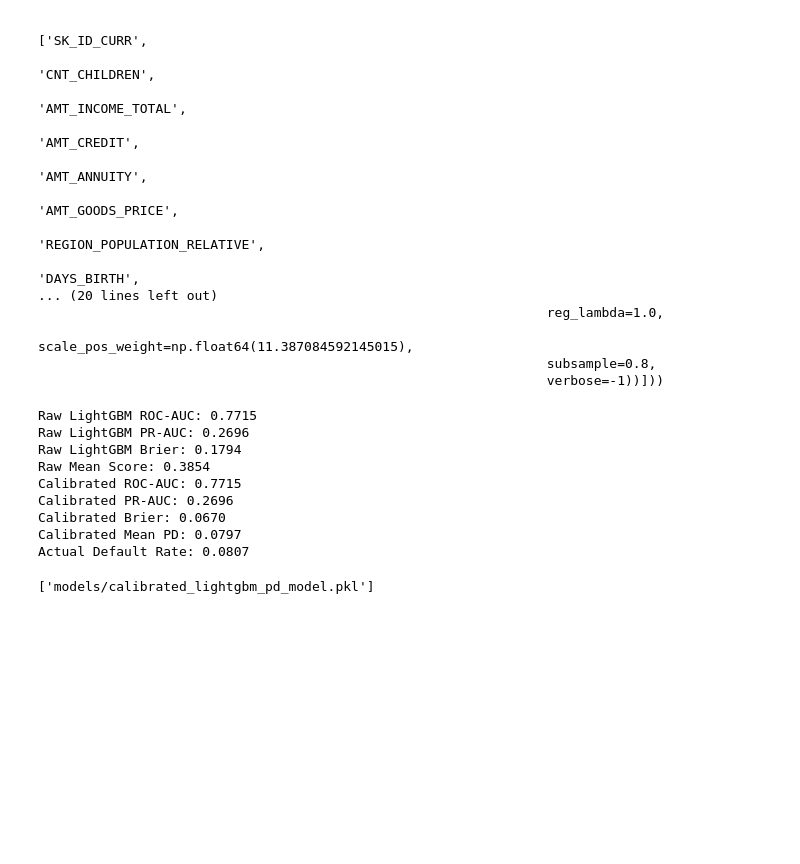
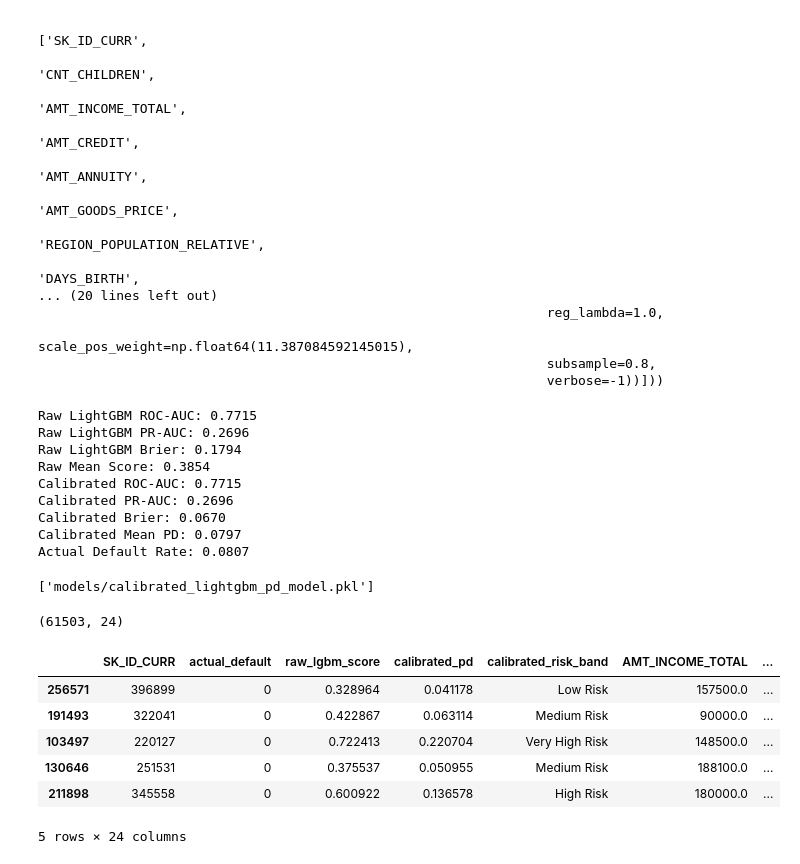
Before and after one commit to pegasus019/credit-risk-platform, a Jupyter notebook: 01_eda.ipynb, the cells around one changed output. Cells and saved outputs as stored; diff of their text form; code cells hidden in the pictures; blank space fills up the shorter version.

```diff
--- a/01_eda.ipynb
+++ b/01_eda.ipynb
@@ -1009,3 +1009,71 @@ import joblib
 joblib.dump(calibrated_lgbm, "models/calibrated_lightgbm_pd_model.pkl")
 # %% [output]
 ['models/calibrated_lightgbm_pd_model.pkl']
+# %%
+import os
+import pandas as pd
+import numpy as np
+
+os.makedirs("outputs", exist_ok=True)
+
+def assign_calibrated_risk_band(pd_value):
+    if pd_value < 0.05:
+        return "Low Risk"
+    elif pd_value < 0.10:
+        return "Medium Risk"
+    elif pd_value < 0.20:
+        return "High Risk"
+    else:
+        return "Very High Risk"
+
+calibrated_results = X_test.copy()
+
+calibrated_results["actual_default"] = y_test.values
+calibrated_results["raw_lgbm_score"] = raw_proba
+calibrated_results["calibrated_pd"] = calibrated_pd
+calibrated_results["calibrated_risk_band"] = calibrated_results["calibrated_pd"].apply(assign_calibrated_risk_band)
+
+dashboard_cols = [
+    "SK_ID_CURR",
+    "actual_default",
+    "raw_lgbm_score",
+    "calibrated_pd",
+    "calibrated_risk_band",
+    "AMT_INCOME_TOTAL",
+    "AMT_CREDIT",
+    "AMT_ANNUITY",
+    "NAME_CONTRACT_TYPE",
+    "NAME_EDUCATION_TYPE",
+    "NAME_FAMILY_STATUS",
+    "NAME_HOUSING_TYPE",
+    "OCCUPATION_TYPE",
+    "bureau_loans_count",
+    "bureau_credit_sum",
+    "bureau_credit_debt",
+    "bureau_overdue_sum",
+    "prev_apps_count",
+    "prev_refused_rate",
+    "prev_approved_rate",
+    "late_rate",
+    "avg_days_late",
+    "max_days_late",
+    "missed_payment_rate"
+]
+
+dashboard_cols = [c for c in dashboard_cols if c in calibrated_results.columns]
+
+calibrated_dashboard = calibrated_results[dashboard_cols]
+
+calibrated_dashboard.to_csv("outputs/credit_risk_calibrated_results.csv", index=False)
+
+print(calibrated_dashboard.shape)
+calibrated_dashboard.head()
+# %% [output]
+(61503, 24)
+|  | SK_ID_CURR | actual_default | raw_lgbm_score | calibrated_pd | calibrated_risk_band | AMT_INCOME_TOTAL | ... |
+| 256571 | 396899 | 0 | 0.328964 | 0.041178 | Low Risk | 157500.0 | ... |
+| 191493 | 322041 | 0 | 0.422867 | 0.063114 | Medium Risk | 90000.0 | ... |
+| 103497 | 220127 | 0 | 0.722413 | 0.220704 | Very High Risk | 148500.0 | ... |
+| 130646 | 251531 | 0 | 0.375537 | 0.050955 | Medium Risk | 188100.0 | ... |
+| 211898 | 345558 | 0 | 0.600922 | 0.136578 | High Risk | 180000.0 | ... |
+5 rows × 24 columns
```
Also changed, not shown: 1 other file.
